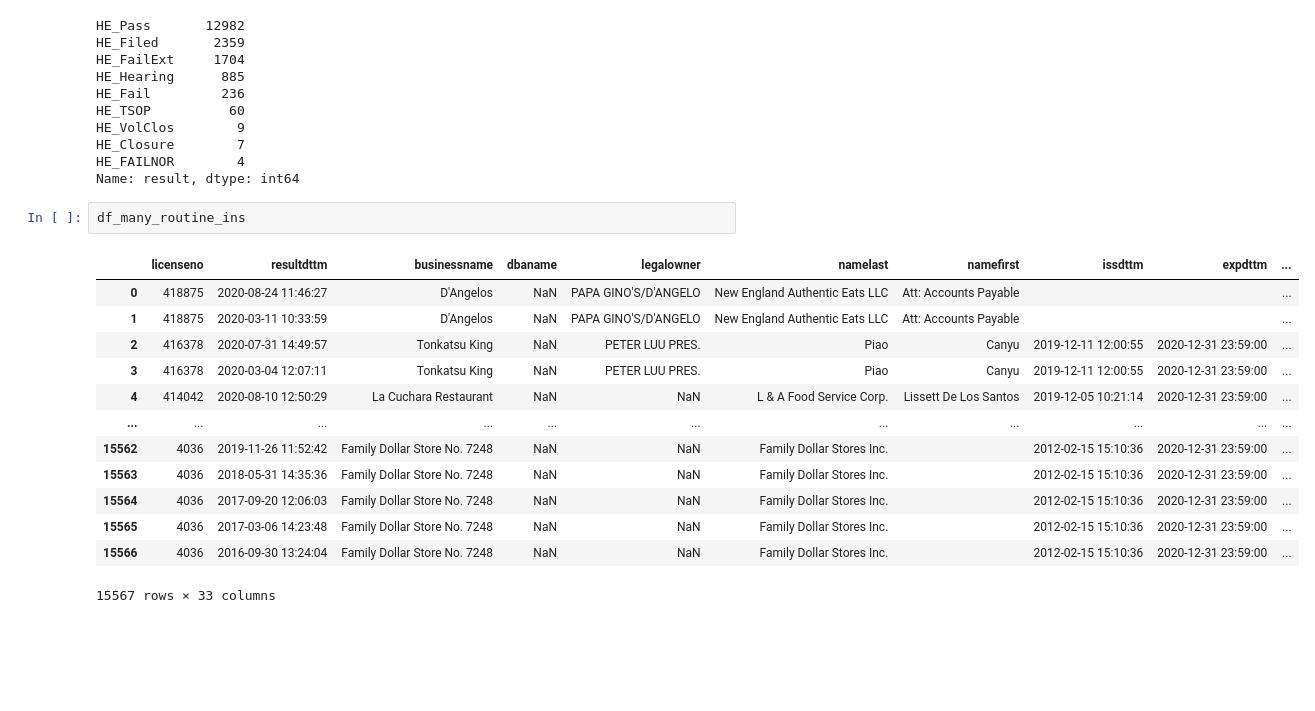
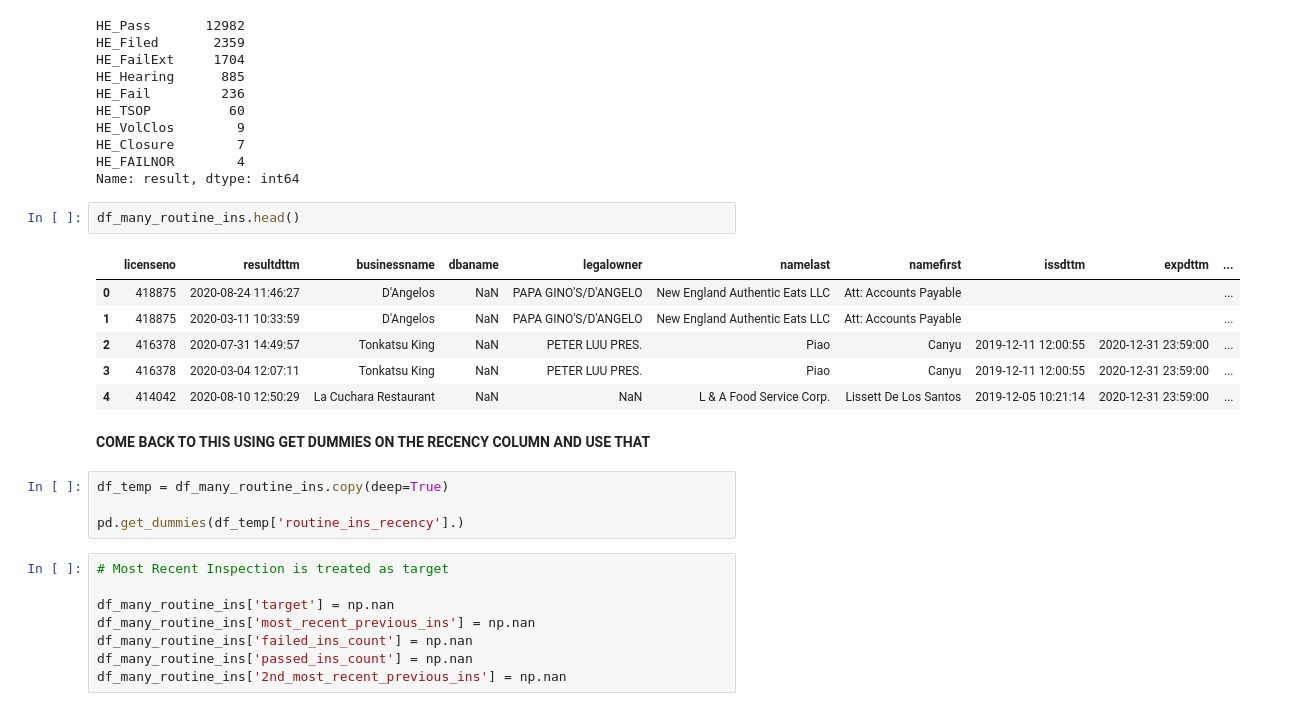
Before and after one commit to navish92/Restaurant_Inspections, a Jupyter notebook: Reshaping_Inspection_Data.ipynb, the cells around one changed output. Cells and saved outputs as stored; diff of their text form; blank space fills up the shorter version.

```diff
--- a/Reshaping_Inspection_Data.ipynb
+++ b/Reshaping_Inspection_Data.ipynb
@@ -249,18 +265,25 @@ HE_Closure        7
 HE_FAILNOR        4
 Name: result, dtype: int64
 # %%
-df_many_routine_ins
+df_many_routine_ins.head()
 # %% [output]
 |  | licenseno | resultdttm | businessname | dbaname | legalowner | namelast | namefirst | issdttm | expdttm | ... |
 | 0 | 418875 | 2020-08-24 11:46:27 | D'Angelos | NaN | PAPA GINO'S/D'ANGELO | New England Authentic Eats LLC | Att: Accounts Payable |  |  | ... |
 | 1 | 418875 | 2020-03-11 10:33:59 | D'Angelos | NaN | PAPA GINO'S/D'ANGELO | New England Authentic Eats LLC | Att: Accounts Payable |  |  | ... |
 | 2 | 416378 | 2020-07-31 14:49:57 | Tonkatsu King | NaN | PETER LUU PRES. | Piao | Canyu | 2019-12-11 12:00:55 | 2020-12-31 23:59:00 | ... |
 | 3 | 416378 | 2020-03-04 12:07:11 | Tonkatsu King | NaN | PETER LUU PRES. | Piao | Canyu | 2019-12-11 12:00:55 | 2020-12-31 23:59:00 | ... |
 | 4 | 414042 | 2020-08-10 12:50:29 | La Cuchara Restaurant | NaN | NaN | L & A Food Service Corp. | Lissett De Los Santos | 2019-12-05 10:21:14 | 2020-12-31 23:59:00 | ... |
-| ... | ... | ... | ... | ... | ... | ... | ... | ... | ... | ... |
-| 15562 | 4036 | 2019-11-26 11:52:42 | Family Dollar Store No. 7248 | NaN | NaN | Family Dollar Stores Inc. |  | 2012-02-15 15:10:36 | 2020-12-31 23:59:00 | ... |
-| 15563 | 4036 | 2018-05-31 14:35:36 | Family Dollar Store No. 7248 | NaN | NaN | Family Dollar Stores Inc. |  | 2012-02-15 15:10:36 | 2020-12-31 23:59:00 | ... |
-| 15564 | 4036 | 2017-09-20 12:06:03 | Family Dollar Store No. 7248 | NaN | NaN | Family Dollar Stores Inc. |  | 2012-02-15 15:10:36 | 2020-12-31 23:59:00 | ... |
-| 15565 | 4036 | 2017-03-06 14:23:48 | Family Dollar Store No. 7248 | NaN | NaN | Family Dollar Stores Inc. |  | 2012-02-15 15:10:36 | 2020-12-31 23:59:00 | ... |
-| 15566 | 4036 | 2016-09-30 13:24:04 | Family Dollar Store No. 7248 | NaN | NaN | Family Dollar Stores Inc. |  | 2012-02-15 15:10:36 | 2020-12-31 23:59:00 | ... |
-15567 rows × 33 columns
+# %% [markdown]
+**COME BACK TO THIS USING GET DUMMIES ON THE RECENCY COLUMN AND USE THAT**
+# %%
+df_temp = df_many_routine_ins.copy(deep=True)
+
+pd.get_dummies(df_temp['routine_ins_recency'].)
+# %%
+# Most Recent Inspection is treated as target
+
+df_many_routine_ins['target'] = np.nan
+df_many_routine_ins['most_recent_previous_ins'] = np.nan
+df_many_routine_ins['failed_ins_count'] = np.nan
+df_many_routine_ins['passed_ins_count'] = np.nan
+df_many_routine_ins['2nd_most_recent_previous_ins'] = np.nan
```
Also changed, not shown: parts of 9 cells of this notebook.
